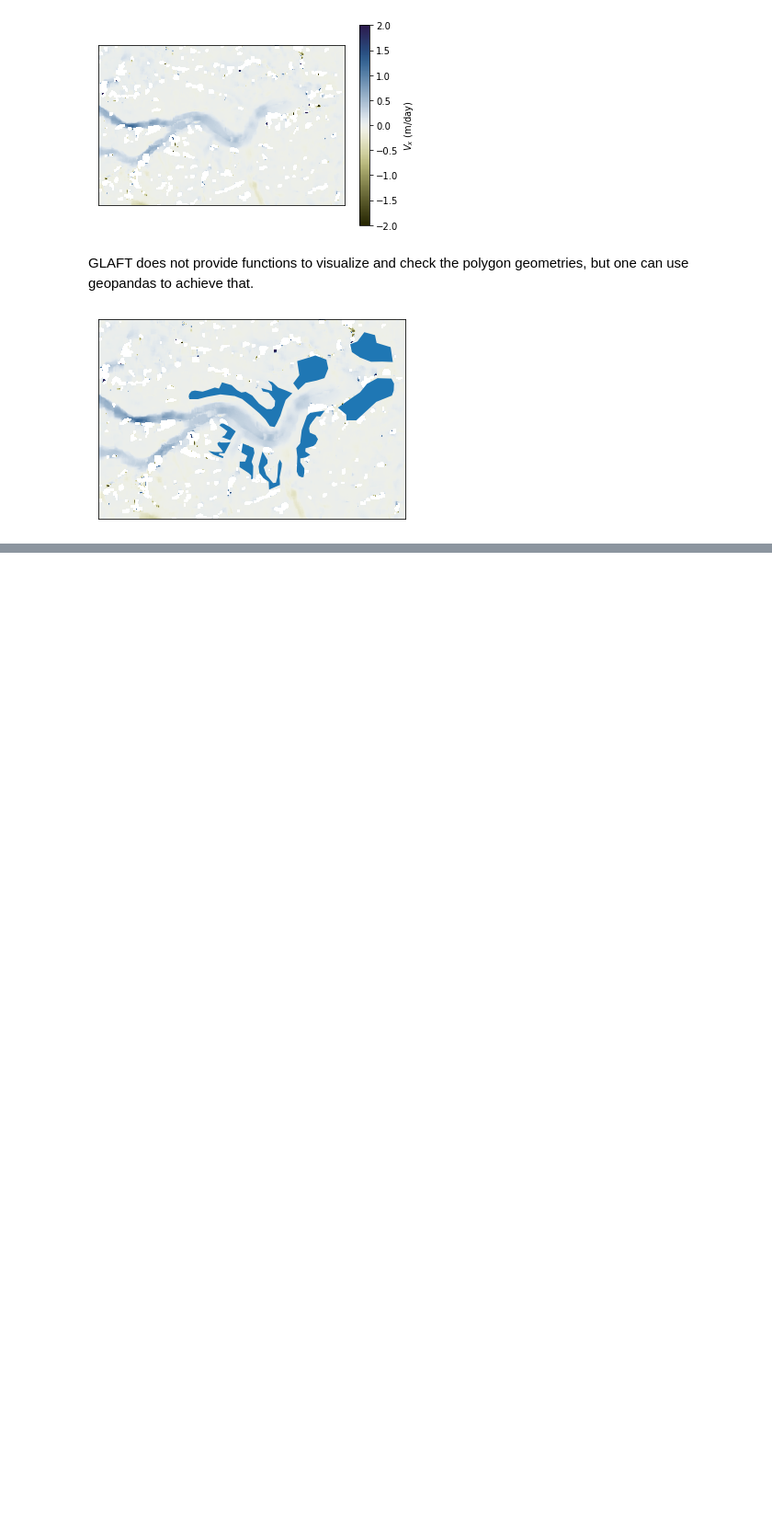
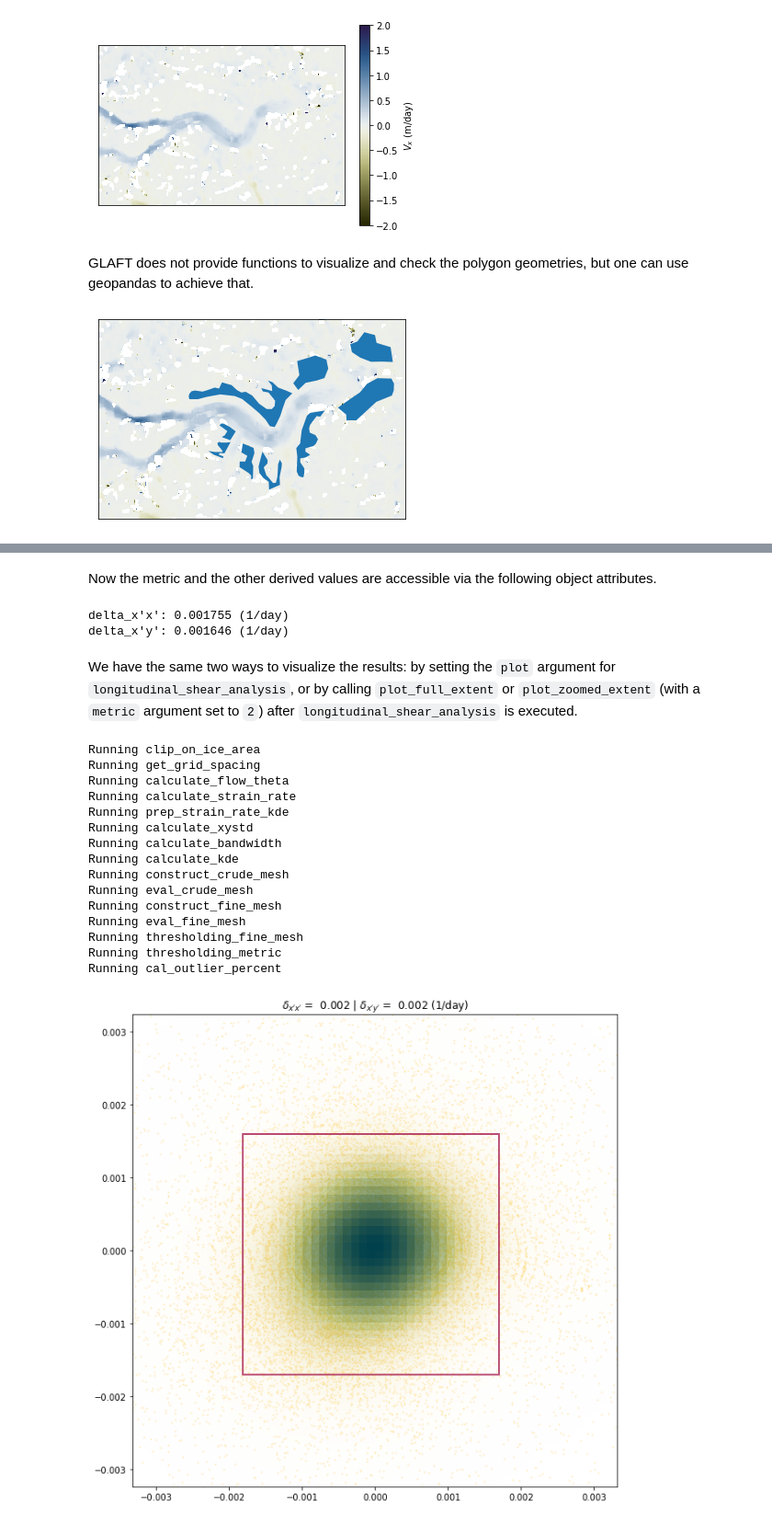
Before and after one commit to whyjz/GLAFT, a Jupyter notebook: doc/quickstart.ipynb, the cells around one changed output, grey strips where cells are left out. Shown: that part at 92% size. Cells and saved outputs as stored; diff of their text form; code cells hidden in the pictures; blank space fills up the shorter version.

```diff
--- a/doc/quickstart.ipynb
+++ b/doc/quickstart.ipynb
@@ -64,0 +125,2 @@ To calculate metrics, we first construct a `glaft.Velocity` object with all nece
+# %%
+experiment = glaft.Velocity(vxfile=vx, vyfile=vy, on_ice_area=iceflow_area)
@@ -64,0 +147,29 @@ To calculate metrics, we first construct a `glaft.Velocity` object with all nece
+# %% [markdown]
+Now the metric and the other derived values are accessible via the following object attributes.
+# %%
+print("delta_x'x': {:.4} (1/day)".format(experiment.metric_alongflow_normal))
+print("delta_x'y': {:.4} (1/day)".format(experiment.metric_alongflow_shear))
+# %% [output]
+delta_x'x': 0.001755 (1/day)
+delta_x'y': 0.001646 (1/day)
+# %% [markdown]
+We have the same two ways to visualize the results: by setting the `plot` argument for `longitudinal_shear_analysis`, or by calling `plot_full_extent` or `plot_zoomed_extent` (with a `metric` argument set to `2`) after `longitudinal_shear_analysis` is executed.
+# %%
+experiment.longitudinal_shear_analysis(plot='zoomed')
+# %% [output]
+Running clip_on_ice_area
+Running get_grid_spacing
+Running calculate_flow_theta
+Running calculate_strain_rate
+Running prep_strain_rate_kde
+Running calculate_xystd
+Running calculate_bandwidth
+Running calculate_kde
+Running construct_crude_mesh
+Running eval_crude_mesh
+Running construct_fine_mesh
+Running eval_fine_mesh
+Running thresholding_fine_mesh
+Running thresholding_metric
+Running cal_outlier_percent
+[figure, added]
```
Also changed, not shown: parts of 18 cells of this notebook.
